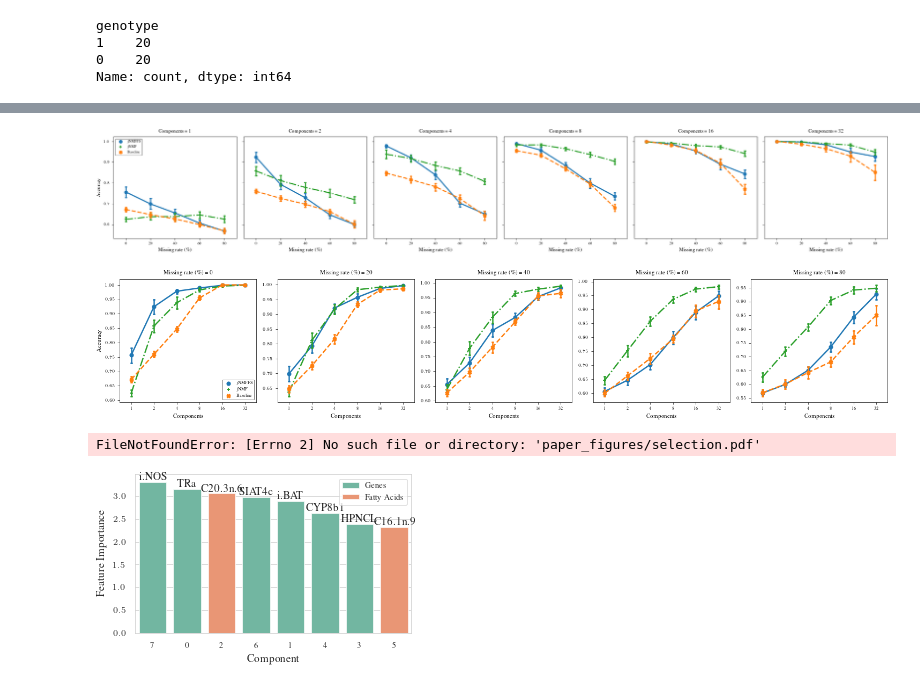
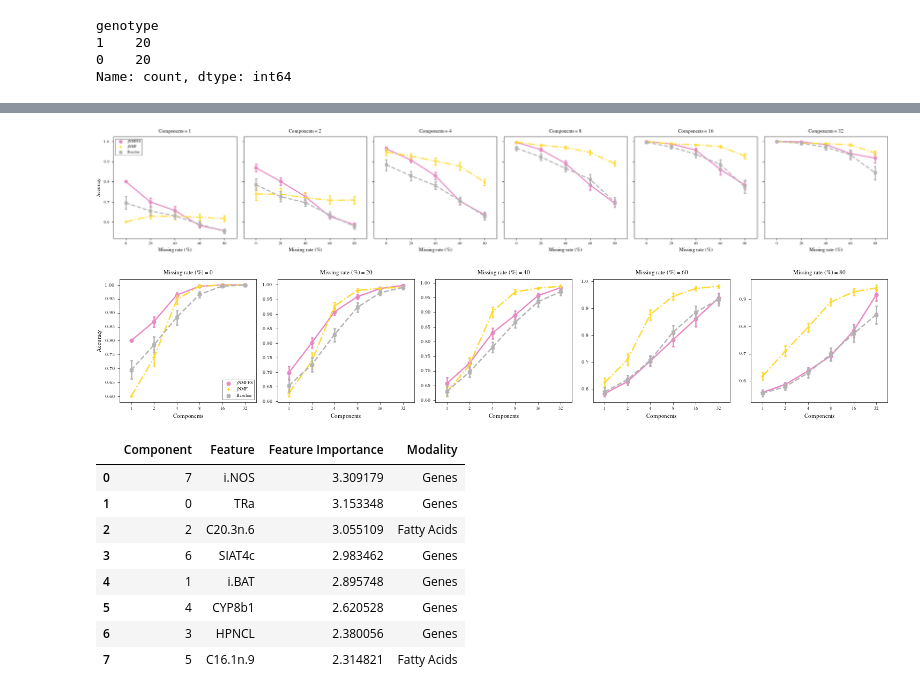
Before and after one commit to RafRomB/imml, a Jupyter notebook: tutorials/select_and_extract_features.ipynb, the cells around one changed output, grey strips where cells are left out. Saved outputs shown, nothing was run; the diff lists cells and outputs as text; code cells hidden in the pictures.

```diff
--- a/tutorials/select_and_extract_features.ipynb
+++ b/tutorials/select_and_extract_features.ipynb
@@ -219,14 +224,13 @@ for p in ps:
 # %%
 key = "jNMFFS"
 all_metrics[key] = {}
-sss = StratifiedShuffleSplit(n_splits=n_times, test_size=0.2, random_state=42)
-for p in ps:
+for p in tqdm(ps):
     missing_percentage = int(p*100)
     all_metrics[key][missing_percentage] = {}
     for n_components in n_components_list:
         all_metrics[key][missing_percentage][n_components] = {}
         for i in range(n_times):
-            Xs_train = Amputer(p= p, mechanism="PM", random_state=i).fit_transform(Xs)
+            Xs_train = Amputer(p= p, mechanism=mechanism, random_state=i).fit_transform(Xs)
             for X in Xs_train:
                 X.iloc[np.random.default_rng(i).choice([True, False], p= [p,1-p], size = X.shape)] = np.nan
             pipeline = make_pipeline(MultiViewTransformer(MinMaxScaler().set_output(transform="pandas")),
@@ -235,7 +239,7 @@ for p in ps:
                                      SimpleImputer(),
                                      )
             transformed_X = pipeline.fit_transform(Xs_train)
-            preds = SVC(random_state=i).fit(transformed_X, y_train).predict(transformed_X)
+            preds = SVC(random_state=i).fit(transformed_X, y).predict(transformed_X)
             try:
                 metric = accuracy_score(y_pred=preds, y_true=y)
                 all_metrics[key][missing_percentage][n_components][i] = metric
@@ -244,14 +248,13 @@ for p in ps:
 # %%
 key = "Baseline"
 all_metrics[key] = {}
-sss = StratifiedShuffleSplit(n_splits=n_times, test_size=0.2, random_state=42)
-for p in ps:
+for p in tqdm(ps):
     missing_percentage = int(p*100)
     all_metrics[key][missing_percentage] = {}
     for n_components in n_components_list:
         all_metrics[key][missing_percentage][n_components] = {}
         for i in range(n_times):
-            Xs_train = Amputer(p= p, mechanism="PM", random_state=i).fit_transform(Xs)
+            Xs_train = Amputer(p= p, mechanism=mechanism, random_state=i).fit_transform(Xs)
             for X in Xs_train:
                 X.iloc[np.random.default_rng(i).choice([True, False], p= [p,1-p], size = X.shape)] = np.nan
             pipeline = make_pipeline(MultiViewTransformer(MinMaxScaler().set_output(transform="pandas")),
@@ -260,7 +263,7 @@ for p in ps:
                                      SimpleImputer())
             try:
                 transformed_X = pipeline.fit_transform(Xs_train)
-                preds = SVC(random_state=i).fit(transformed_X, y_train).predict(transformed_X)
+                preds = SVC(random_state=i).fit(transformed_X, y).predict(transformed_X)
                 metric = accuracy_score(y_pred=preds, y_true=y)
                 all_metrics[key][missing_percentage][n_components][i] = metric
             except:
@@ -299,26 +302,31 @@ df
 4500 rows × 5 columns
+# %%
+df = pd.read_csv("tutorials/selection_results.csv")
 # %%
+palette = [matplotlib.cm.get_cmap('Set2_r')(i) for i in range(df["Method"].nunique())]
+palette[2] = matplotlib.cm.get_cmap('Set2_r')(4)
+palette[1] = matplotlib.cm.get_cmap('Set2_r')(2)
+palette.reverse()
 g = sns.FacetGrid(data=df, col="Components", despine=False).map_dataframe(sns.pointplot, x="Missing rate (\%)", y="Accuracy", hue="Method",
                                                                           markers=["o", "+", "X"], linestyles=["-", "-.", "--"], capsize= 0.05,
-                                                                          seed= 42, palette= ["#1f77b4", "#2ca02c", "#ff7f0e"])
+                                                                          seed= 42, palette=palette)
 g.axes[0][0].legend(loc='upper left')
 plt.savefig("paper_figures/selection_a.pdf")
 plt.savefig("paper_figures/selection_a.svg")
 # %% [output]
-[figure, old version]
+[figure, new version]
 # %%
 g = sns.FacetGrid(data=df, col="Missing rate (\%)", despine=False, sharey=False).map_dataframe(sns.pointplot, x="Components", y="Accuracy", hue="Method",
                                                                                                markers=["o", "+", "X"], linestyles=["-", "-.", "--"],
-                                                                                               capsize= 0.05,
-                                                                                               seed= 42, palette= ["#1f77b4", "#2ca02c", "#ff7f0e"])
+                                                                                               capsize= 0.05, seed= 42, palette=palette)
 g.axes[0][0].legend(loc='lower right')
 plt.savefig("paper_figures/selection_b.pdf")
 plt.savefig("paper_figures/selection_b.svg")
 # %% [output]
-[figure, old version]
+[figure, new version]
 # %%
 p = 0.3
-amputed_Xs = Amputer(p= p, mechanism="pm", random_state=42).fit_transform(Xs)
+amputed_Xs = Amputer(p= p, mechanism=mechanism, random_state=42).fit_transform(Xs)
 for X in amputed_Xs:
     X.iloc[np.random.default_rng(42).choice([True, False], p= [p,1-p], size = X.shape)] = np.nan
 pipeline = make_pipeline(MultiViewTransformer(MinMaxScaler().set_output(transform="pandas")),
@@ -329,16 +337,14 @@ selected_features = pd.DataFrame(selected_features).sort_values(by="Feature Impo
 selected_features = selected_features.reset_index(names="Component")
 selected_features["Modality"] = selected_features["Feature"].apply(lambda x: "Genes" if ((x in Xs[0].columns) and (x not in Xs[1].columns)) \
     else ("Fatty Acids" if ((x in Xs[1].columns) and (x not in Xs[0].columns)) else "Not found"))
-colors = {color: colormaps["Set2"].colors[i] for i,color in enumerate(selected_features["Modality"].unique())}
-selected_features["color"] = selected_features["Modality"].apply(lambda x: colors[x])
-ax = sns.barplot(data=selected_features, x="Component", y="Feature Importance", hue="Modality",
-                 order= selected_features["Component"], dodge= False, palette="Set2")
-ax.legend(title= None)
-modalities = selected_features["Modality"].unique()
-for i, container in enumerate(ax.containers):
-    ax.bar_label(container, labels=selected_features[selected_features["Modality"] == modalities[i]]["Feature"])
-plt.savefig("paper_figures/selection.pdf")
-plt.savefig("paper_figures/selection.svg")
+selected_features
 # %% [output]
-FileNotFoundError: [Errno 2] No such file or directory: 'paper_figures/selection.pdf'
-[figure, removed]
+|  | Component | Feature | Feature Importance | Modality |
+| 0 | 7 | i.NOS | 3.309179 | Genes |
+| 1 | 0 | TRa | 3.153348 | Genes |
+| 2 | 2 | C20.3n.6 | 3.055109 | Fatty Acids |
+| 3 | 6 | SIAT4c | 2.983462 | Genes |
+| 4 | 1 | i.BAT | 2.895748 | Genes |
+| 5 | 4 | CYP8b1 | 2.620528 | Genes |
+| 6 | 3 | HPNCL | 2.380056 | Genes |
+| 7 | 5 | C16.1n.9 | 2.314821 | Fatty Acids |
```
Also changed, not shown: parts of 11 cells of this notebook, 9 other files.
